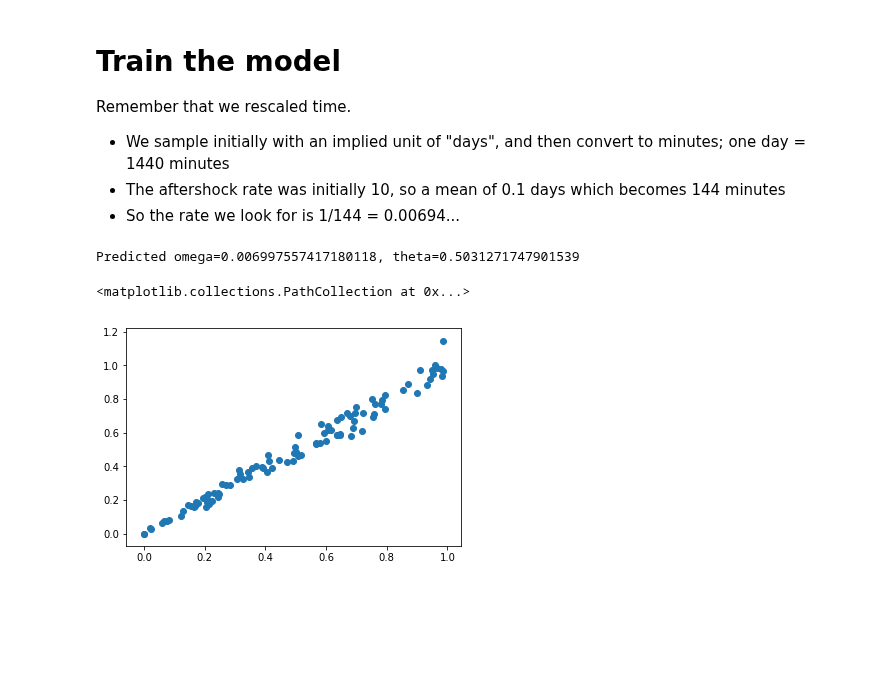
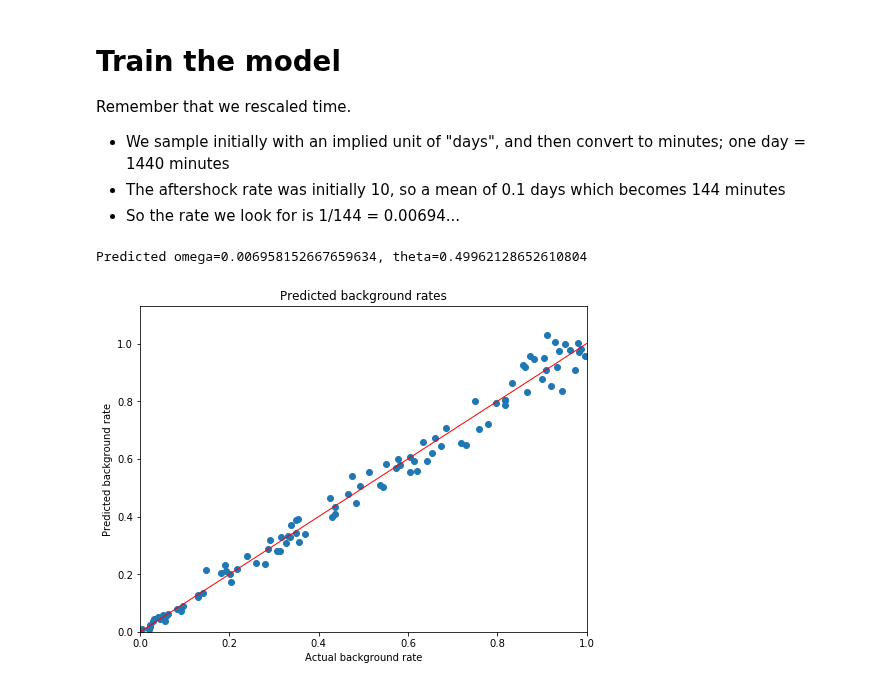
Before and after one commit to QuantCrimAtLeeds/PredictCode, a Jupyter notebook: Self-exciting point processes 2.ipynb, the cells around one changed output. Drawn from its saved outputs; the diff is of its cells as text; code cells hidden in the pictures; blank space fills up the shorter version.

```diff
--- a/Self-exciting point processes 2.ipynb
+++ b/Self-exciting point processes 2.ipynb
@@ -130,12 +129,17 @@ import open_cp.seppexp as sepp
 region = open_cp.RectangularRegion(xmin=0, xmax=500, ymin=0, ymax=500)
 trainer = sepp.SEPPTrainer(region, grid_size=50)
 trainer.data = timed_points
-predictor = trainer.train(iterations=200)
+predictor = trainer.train(iterations=50)
 print("Predicted omega={}, theta={}".format(predictor.omega, predictor.theta))
 # %% [output]
-Predicted omega=0.006997557417180118, theta=0.5031271747901539
+Predicted omega=0.006958152667659634, theta=0.49962128652610804
-# %%
-plt.scatter(rates.ravel(), predictor.mu.ravel()*1440)
-# %% [output]
-<matplotlib.collections.PathCollection at 0x...>
-[figure, removed]
+# %%
+fig, ax = plt.subplots(ncols=1, figsize=(8,6))
+ax.plot([0,1], [0,1], linewidth=1, color="r")
+ax.scatter(rates.ravel(), predictor.mu.ravel()*1440)
+ax.set(xlim=[0,1], ylim=[0,np.max(predictor.mu)*1440*1.1])
+ax.set(xlabel="Actual background rate", ylabel="Predicted background rate")
+ax.set_title("Predicted background rates")
+None
+# %% [output]
+[figure, added]
```
Also changed, not shown: parts of 6 cells of this notebook, 3 other files.
